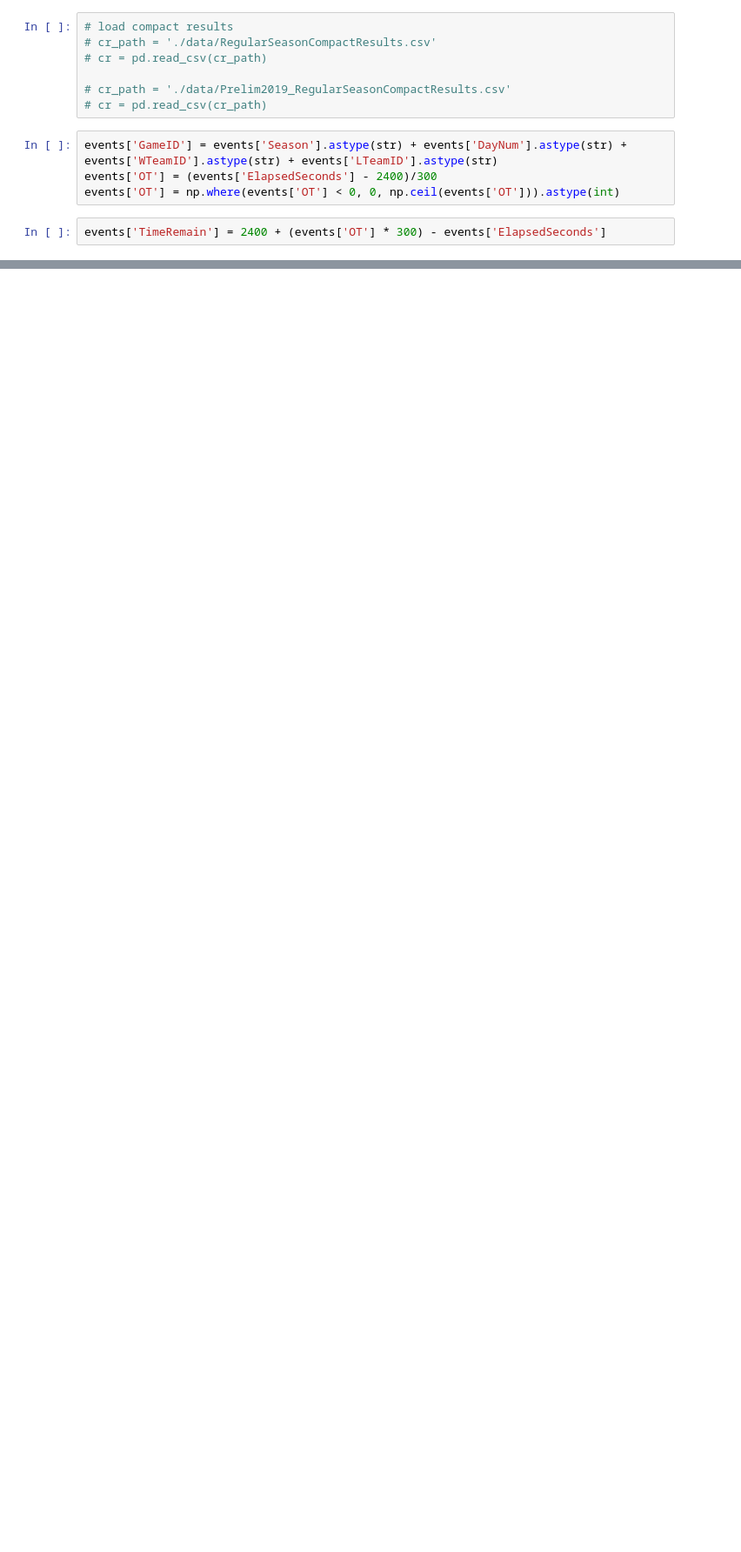
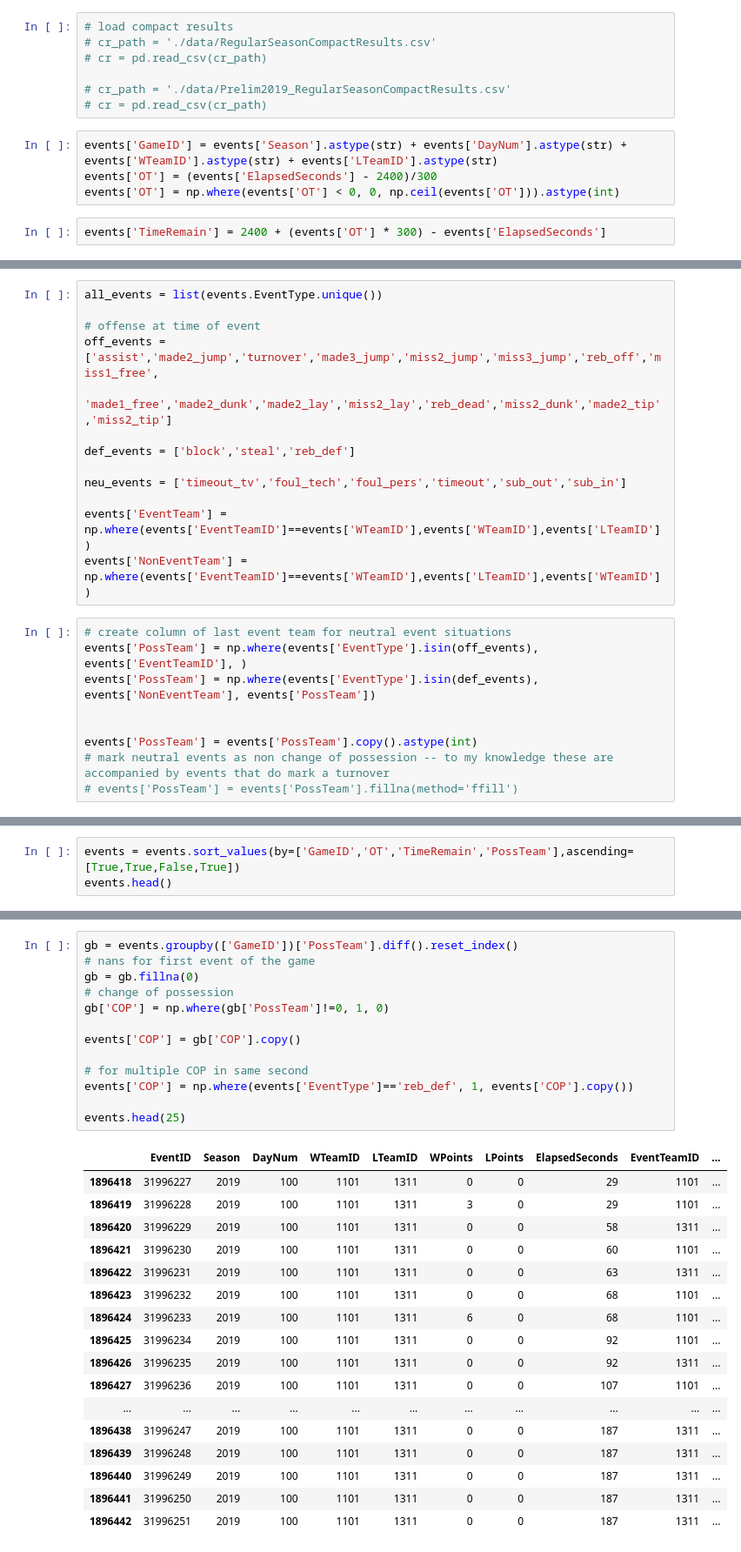
Before and after one commit to btatkinson/ncaa_hoops, a Jupyter notebook: Exploratory.ipynb, the cells around one changed output, grey strips where cells are left out. Shown: that part at 87% size. Saved outputs shown, nothing was run; the diff lists cells and outputs as text; blank space fills up the shorter version.

```diff
--- a/Exploratory.ipynb
+++ b/Exploratory.ipynb
@@ -84,0 +114,22 @@ events['TimeRemain'] = 2400 + (events['OT'] * 300) - events['ElapsedSeconds']
+# %%
+all_events = list(events.EventType.unique())
+
+# offense at time of event
+off_events = ['assist','made2_jump','turnover','made3_jump','miss2_jump','miss3_jump','reb_off','miss1_free',
+             'made1_free','made2_dunk','made2_lay','miss2_lay','reb_dead','miss2_dunk','made2_tip','miss2_tip']
+
+def_events = ['block','steal','reb_def']
+
+neu_events = ['timeout_tv','foul_tech','foul_pers','timeout','sub_out','sub_in']
+
+events['EventTeam'] = np.where(events['EventTeamID']==events['WTeamID'],events['WTeamID'],events['LTeamID'])
+events['NonEventTeam'] = np.where(events['EventTeamID']==events['WTeamID'],events['LTeamID'],events['WTeamID'])
+# %%
+# create column of last event team for neutral event situations
+events['PossTeam'] = np.where(events['EventType'].isin(off_events), events['EventTeamID'], )
+events['PossTeam'] = np.where(events['EventType'].isin(def_events), events['NonEventTeam'], events['PossTeam'])
+
+
+events['PossTeam'] = events['PossTeam'].copy().astype(int)
+# mark neutral events as non change of possession -- to my knowledge these are accompanied by events that do mark a turnover
+# events['PossTeam'] = events['PossTeam'].fillna(method='ffill')
@@ -84,0 +142,3 @@ events['TimeRemain'] = 2400 + (events['OT'] * 300) - events['ElapsedSeconds']
+# %%
+events = events.sort_values(by=['GameID','OT','TimeRemain','PossTeam'],ascending=[True,True,False,True])
+events.head()
@@ -84,0 +152,31 @@ events['TimeRemain'] = 2400 + (events['OT'] * 300) - events['ElapsedSeconds']
+# %%
+gb = events.groupby(['GameID'])['PossTeam'].diff().reset_index()
+# nans for first event of the game
+gb = gb.fillna(0)
+# change of possession
+gb['COP'] = np.where(gb['PossTeam']!=0, 1, 0)
+
+events['COP'] = gb['COP'].copy()
+
+# for multiple COP in same second
+events['COP'] = np.where(events['EventType']=='reb_def', 1, events['COP'].copy())
+
+events.head(25)
+# %% [output]
+|  | EventID | Season | DayNum | WTeamID | LTeamID | WPoints | LPoints | ElapsedSeconds | EventTeamID | ... |
+| 1896418 | 31996227 | 2019 | 100 | 1101 | 1311 | 0 | 0 | 29 | 1101 | ... |
+| 1896419 | 31996228 | 2019 | 100 | 1101 | 1311 | 3 | 0 | 29 | 1101 | ... |
+| 1896420 | 31996229 | 2019 | 100 | 1101 | 1311 | 0 | 0 | 58 | 1311 | ... |
+| 1896421 | 31996230 | 2019 | 100 | 1101 | 1311 | 0 | 0 | 60 | 1101 | ... |
+| 1896422 | 31996231 | 2019 | 100 | 1101 | 1311 | 0 | 0 | 63 | 1311 | ... |
+| 1896423 | 31996232 | 2019 | 100 | 1101 | 1311 | 0 | 0 | 68 | 1101 | ... |
+| 1896424 | 31996233 | 2019 | 100 | 1101 | 1311 | 6 | 0 | 68 | 1101 | ... |
+| 1896425 | 31996234 | 2019 | 100 | 1101 | 1311 | 0 | 0 | 92 | 1101 | ... |
+| 1896426 | 31996235 | 2019 | 100 | 1101 | 1311 | 0 | 0 | 92 | 1311 | ... |
+| 1896427 | 31996236 | 2019 | 100 | 1101 | 1311 | 0 | 0 | 107 | 1101 | ... |
+| ... | ... | ... | ... | ... | ... | ... | ... | ... | ... | ... |
+| 1896438 | 31996247 | 2019 | 100 | 1101 | 1311 | 0 | 0 | 187 | 1311 | ... |
+| 1896439 | 31996248 | 2019 | 100 | 1101 | 1311 | 0 | 0 | 187 | 1311 | ... |
+| 1896440 | 31996249 | 2019 | 100 | 1101 | 1311 | 0 | 0 | 187 | 1311 | ... |
+| 1896441 | 31996250 | 2019 | 100 | 1101 | 1311 | 0 | 0 | 187 | 1311 | ... |
+| 1896442 | 31996251 | 2019 | 100 | 1101 | 1311 | 0 | 0 | 187 | 1311 | ... |
```
Also changed, not shown: parts of 8 cells of this notebook, 2 other files.
